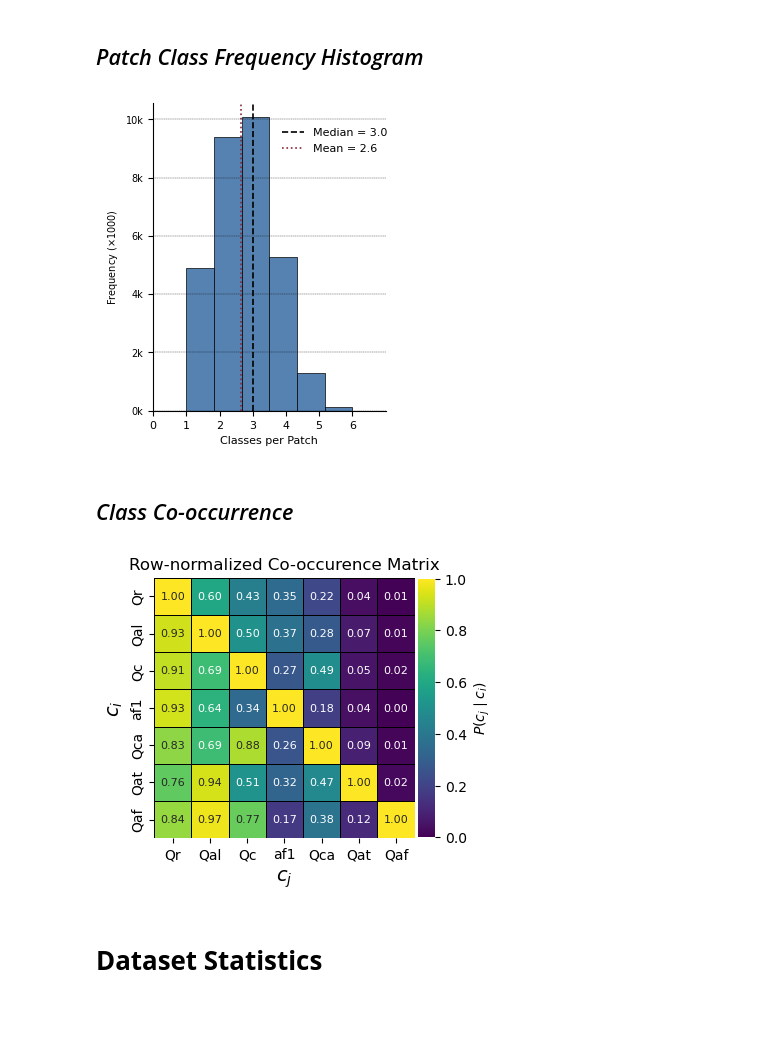
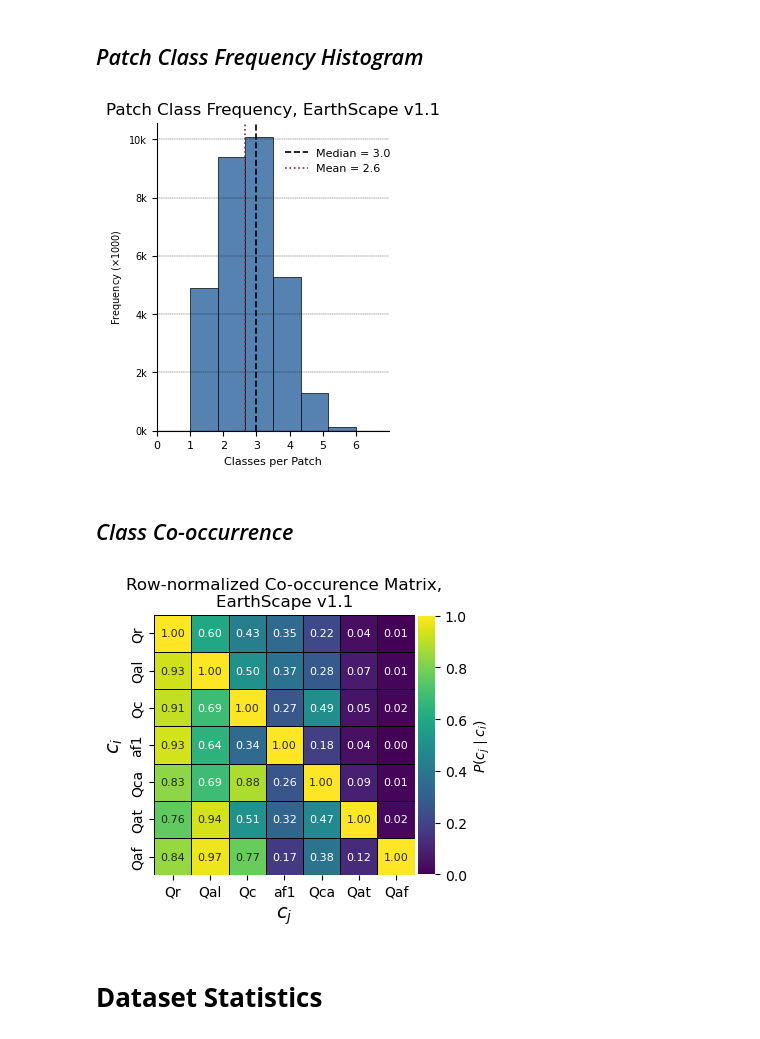
Before and after one commit to masseygeo/earthscape, a Jupyter notebook: notebooks/dataset_eda.ipynb, the cells around one changed output. Cells and saved outputs as stored; diff of their text form; code cells hidden in the pictures; blank space fills up the shorter version.

```diff
--- a/notebooks/dataset_eda.ipynb
+++ b/notebooks/dataset_eda.ipynb
@@ -492,11 +494,8 @@ plt.show()
 # Histogram of Class Frequency per Patch
 ##################################################
 
-# path to class areas CSV
-areas_path = glob.glob(f"{DATASET_DIR}/*areas.csv")[0]
-
 # output path to save figure
-# output_path = os.path.join()
+output_path = os.path.join(ASSETS_DIR, 'patch_freq.png')
 
 
 ##### pre-processing...
@@ -507,35 +506,36 @@ total_classes = (areas[areas.columns[1:]] > 0).sum(axis=1)
 fig, ax = plt.subplots(figsize=(3,4))
 ax.hist(total_classes, bins=6, align='mid', linewidth=0.5, edgecolor='k', facecolor='#5682B1')
 
 # plot median & mean frequencies...
 median_val = np.median(total_classes)
 mean_val = np.mean(total_classes)
 ax.axvline(median_val, color='k', linestyle='--', linewidth=1.2, label=f"Median = {median_val:.1f}")
 ax.axvline(mean_val, color='#842A3B', linestyle=':', linewidth=1.2, label=f"Mean = {mean_val:.1f}")
 
 # add legend
 leg = ax.legend(frameon=False, loc='upper right', bbox_to_anchor=(1.05, 0.95), fontsize=8)
 
 # adjust x axis...
 ax.set_xlim(0, len(areas.columns[1:]))
 ax.set_xticks(range(len(areas.columns[1:])))
 ax.set_xticklabels([str(c) for c in range(len(areas.columns[1:]))], fontsize=8)
 ax.set_xlabel('Classes per Patch', fontsize=8)
 
 # adjust y axis...
 ax.set_yticks(np.arange(0, 10200, 2000))
 ax.set_yticklabels([str(int(i/1000))+'k' for i in np.arange(0,10200, 2000)], fontsize=7)
 ax.set_ylabel(r'Frequency ($\times1000$)', fontsize=7)
+ax.set_title(f"Patch Class Frequency, EarthScape v{VERSION}")
 
 # customize plot...
 ax.spines['top'].set_visible(False)
 ax.spines['right'].set_visible(False)
 ax.grid(axis='y', color='k', linestyle='--', linewidth=0.25)
 
-# plt.savefig(output_path, dpi=500, bbox_inches='tight', pad_inches=0)
+plt.savefig(output_path, dpi=500, bbox_inches='tight', pad_inches=0)
 plt.show()
 # %% [output]
-[figure, old version]
+[figure, new version]
 # %% [markdown]
 ## *Class Co-occurrence*
 # %%
@@ -543,11 +543,8 @@ plt.show()
 # Class Co-occurrence Matrix
 ##################################################
 
-# path to class areas CSV
-areas_path = glob.glob(f"{DATASET_DIR}/*areas.csv")[0]
-
 # output path to save figure
-# output_path = os.path.join()
+output_path = os.path.join(ASSETS_DIR, 'co-occurrence.png')
 
 
 ##### pre-processing...
@@ -572,12 +569,12 @@ sns.heatmap(co_norm, vmin=0, vmax=1, cmap='viridis', square=True, ax=ax,
 # set axis labels...
 ax.set_xlabel(r"$c_j$", fontsize=14)
 ax.set_ylabel(r"$c_i$", fontsize=14)
-ax.set_title('Row-normalized Co-occurence Matrix')
+ax.set_title(f"Row-normalized Co-occurence Matrix,\nEarthScape v{VERSION}")
 
-# plt.savefig(output_path, dpi=500, bbox_inches='tight', pad_inches=0)
+plt.savefig(output_path, dpi=500, bbox_inches='tight', pad_inches=0)
 plt.show()
 # %% [output]
-[figure, old version]
+[figure, new version]
 # %% [markdown]
 # **Dataset Statistics**
 # %% [markdown]
```
Also changed, not shown: parts of 14 cells of this notebook, 14 other files.
